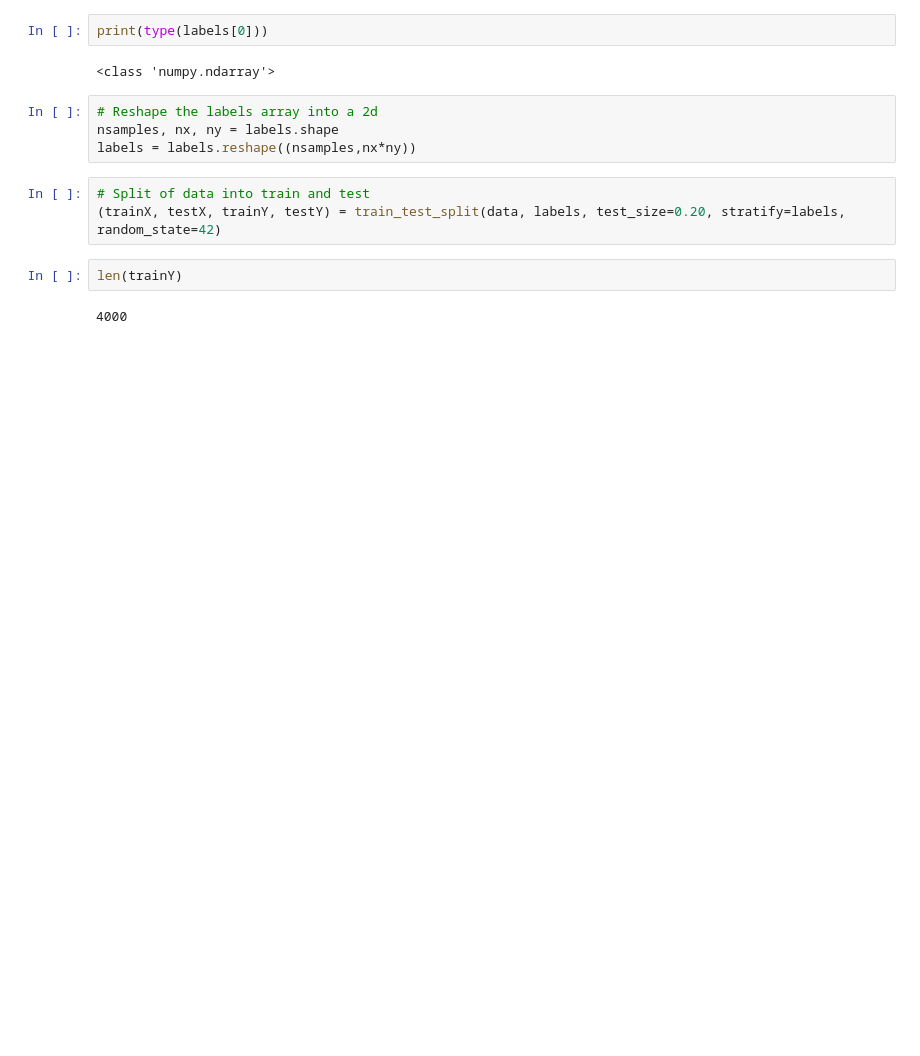
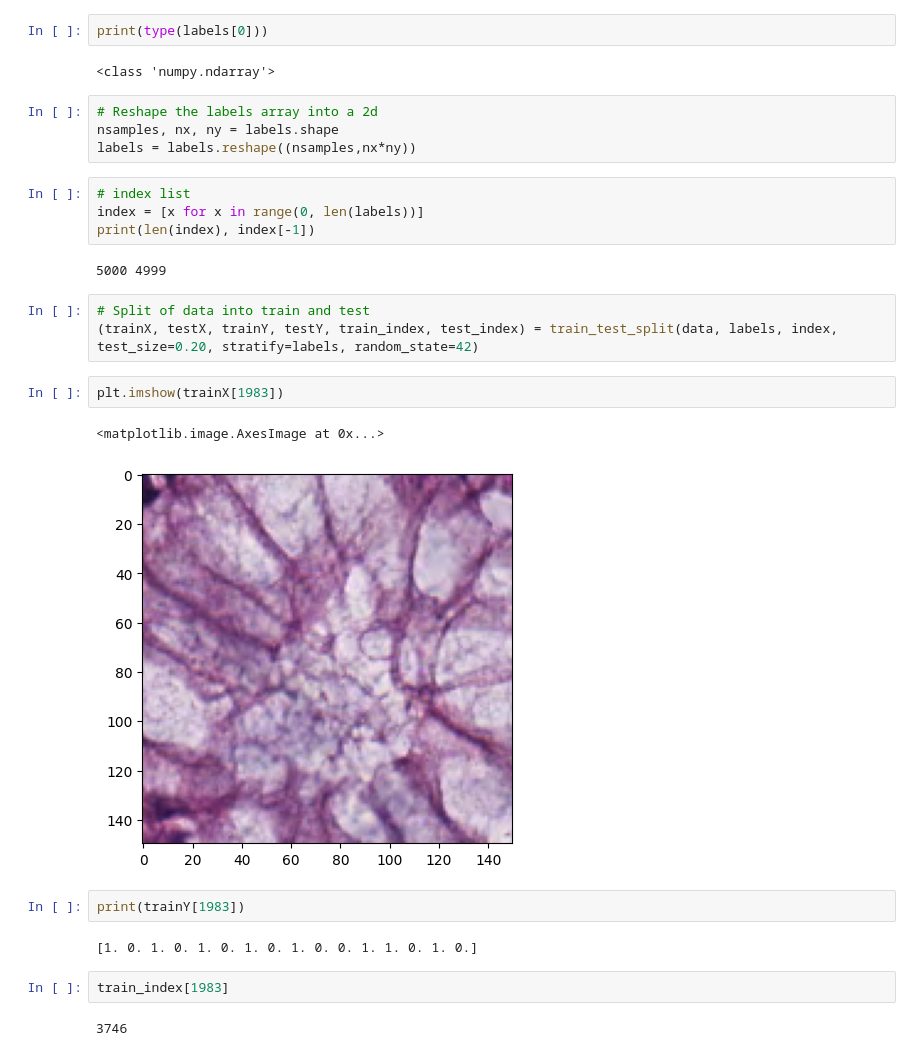
Before and after one commit to vielib1/HSLU-Computer-Vision-Lab-Student-Version, a Jupyter notebook: Data_preparation.ipynb, the cells around one changed output. Cells and saved outputs as stored; diff of their text form; blank space fills up the shorter version.

```diff
--- a/Data_preparation.ipynb
+++ b/Data_preparation.ipynb
@@ -131,10 +127,25 @@ print(type(labels[0]))
 # Reshape the labels array into a 2d
 nsamples, nx, ny = labels.shape
 labels = labels.reshape((nsamples,nx*ny))
+# %%
+# index list
+index = [x for x in range(0, len(labels))]
+print(len(index), index[-1])
+# %% [output]
+5000 4999
 # %%
 # Split of data into train and test
-(trainX, testX, trainY, testY) = train_test_split(data, labels, test_size=0.20, stratify=labels, random_state=42)
+(trainX, testX, trainY, testY, train_index, test_index) = train_test_split(data, labels, index, test_size=0.20, stratify=labels, random_state=42)
-# %%
-len(trainY)
-# %% [output]
-4000
+# %%
+plt.imshow(trainX[1983])
+# %% [output]
+<matplotlib.image.AxesImage at 0x...>
+[figure, added]
+# %%
+print(trainY[1983])
+# %% [output]
+[1. 0. 1. 0. 1. 0. 1. 0. 1. 0. 0. 1. 1. 0. 1. 0.]
+# %%
+train_index[1983]
+# %% [output]
+3746
```
Also changed, not shown: parts of 5 cells of this notebook.
